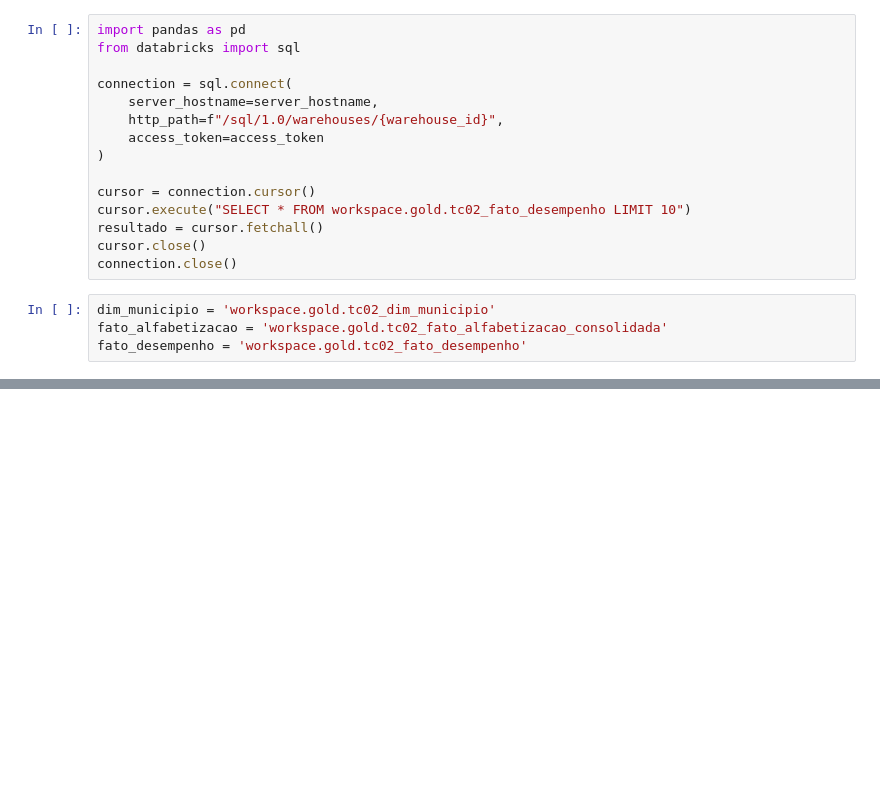
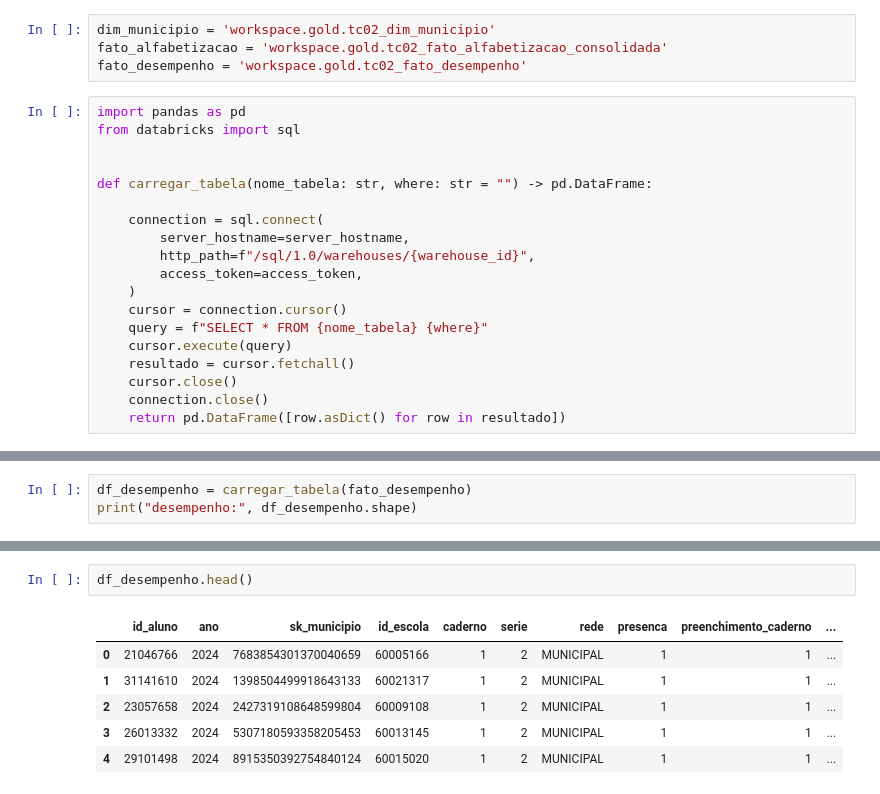
Before and after one commit to ViniciusTMiura/1IAST_fase_01, a Jupyter notebook: tech-challenge-03/tech-challenge-fase3/notebooks/01_eda.ipynb, the cells around one changed output, grey strips where cells are left out. Cells and saved outputs as stored; diff of their text form; blank space fills up the shorter version.

```diff
--- a/tech-challenge-03/tech-challenge-fase3/notebooks/01_eda.ipynb
+++ b/tech-challenge-03/tech-challenge-fase3/notebooks/01_eda.ipynb
@@ -7,22 +93,26 @@ dotenv.load_dotenv()
 access_token = os.getenv("SQL_DATABRICKS_ACCESS_TOKEN")
 server_hostname = os.getenv("SERVER_HOSTNAME")
 warehouse_id = os.getenv("WAREHOUSE_ID")
-# %%
-import pandas as pd
-from databricks import sql
-
-connection = sql.connect(
-    server_hostname=server_hostname,
-    http_path=f"/sql/1.0/warehouses/{warehouse_id}",
-    access_token=access_token
-)
-
-cursor = connection.cursor()
-cursor.execute("SELECT * FROM workspace.gold.tc02_fato_desempenho LIMIT 10")
-resultado = cursor.fetchall()
-cursor.close()
-connection.close()
 # %%
 dim_municipio = 'workspace.gold.tc02_dim_municipio'
 fato_alfabetizacao = 'workspace.gold.tc02_fato_alfabetizacao_consolidada'
 fato_desempenho = 'workspace.gold.tc02_fato_desempenho'
+# %%
+import pandas as pd
+from databricks import sql
+
+
+def carregar_tabela(nome_tabela: str, where: str = "") -> pd.DataFrame:
+
+    connection = sql.connect(
+        server_hostname=server_hostname,
+        http_path=f"/sql/1.0/warehouses/{warehouse_id}",
+        access_token=access_token,
+    )
+    cursor = connection.cursor()
+    query = f"SELECT * FROM {nome_tabela} {where}"
+    cursor.execute(query)
+    resultado = cursor.fetchall()
+    cursor.close()
+    connection.close()
+    return pd.DataFrame([row.asDict() for row in resultado])
@@ -28,0 +129,3 @@ fato_desempenho = 'workspace.gold.tc02_fato_desempenho'
+# %%
+df_desempenho = carregar_tabela(fato_desempenho)
+print("desempenho:", df_desempenho.shape)
@@ -29 +143,10 @@ fato_desempenho = 'workspace.gold.tc02_fato_desempenho'
+# %%
+df_desempenho.head()
+# %% [output]
+|  | id_aluno | ano | sk_municipio | id_escola | caderno | serie | rede | presenca | preenchimento_caderno | ... |
+| 0 | 21046766 | 2024 | 7683854301370040659 | 60005166 | 1 | 2 | MUNICIPAL | 1 | 1 | ... |
+| 1 | 31141610 | 2024 | 1398504499918643133 | 60021317 | 1 | 2 | MUNICIPAL | 1 | 1 | ... |
+| 2 | 23057658 | 2024 | 2427319108648599804 | 60009108 | 1 | 2 | MUNICIPAL | 1 | 1 | ... |
+| 3 | 26013332 | 2024 | 5307180593358205453 | 60013145 | 1 | 2 | MUNICIPAL | 1 | 1 | ... |
+| 4 | 29101498 | 2024 | 8915350392754840124 | 60015020 | 1 | 2 | MUNICIPAL | 1 | 1 | ... |
 # %%
```
Also changed, not shown: parts of 22 cells of this notebook, 2 other files.
